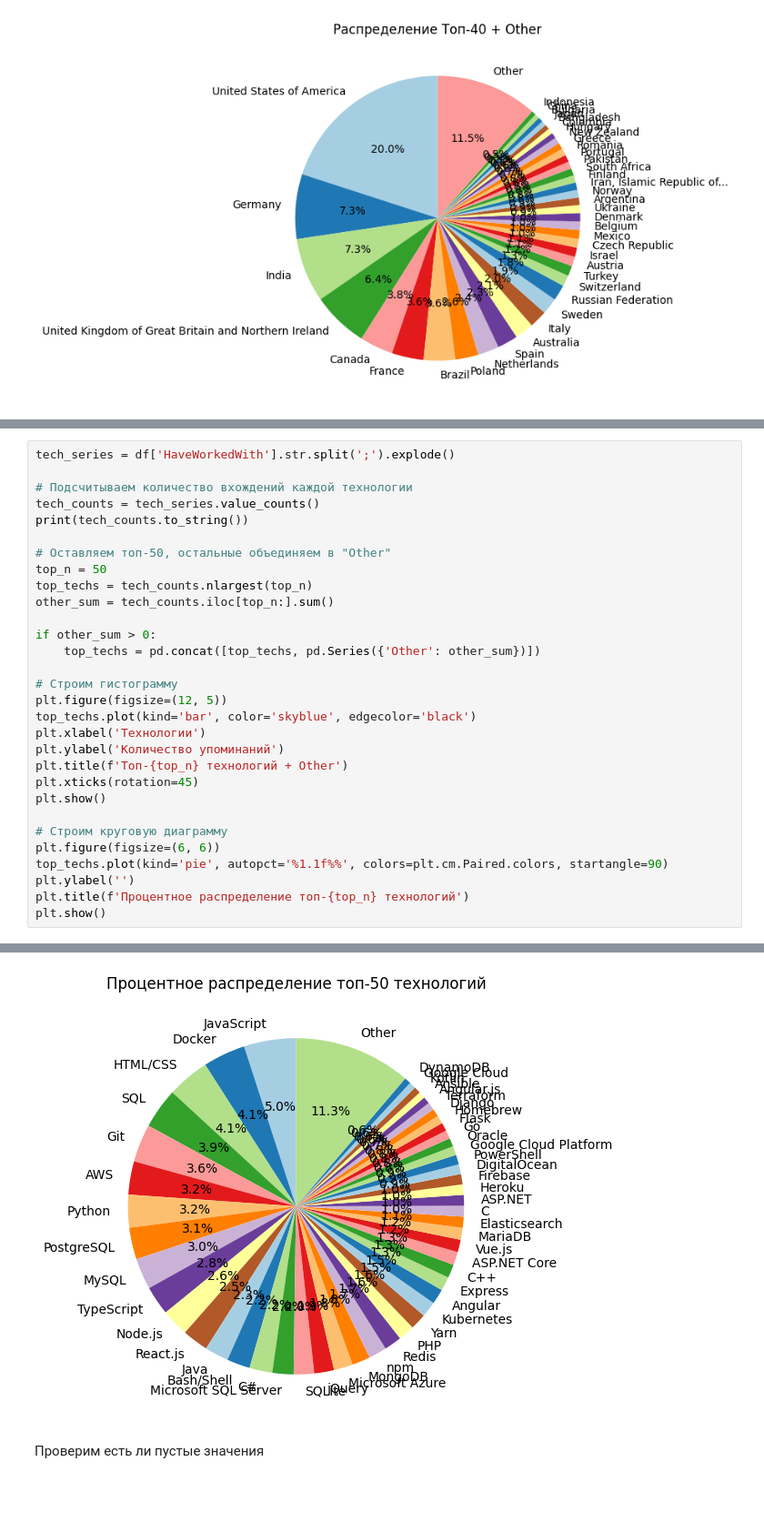
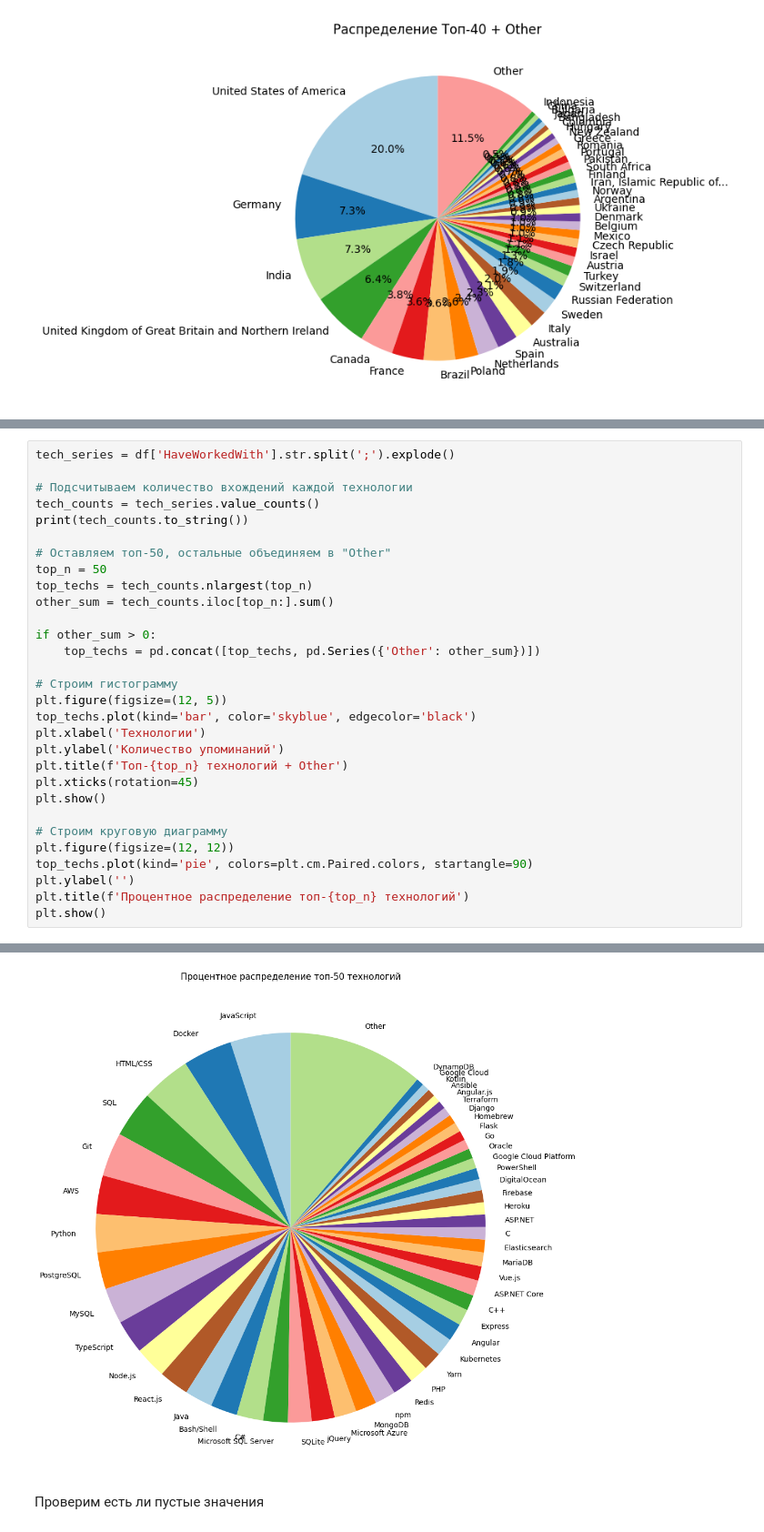
Before and after one commit to Den9p/MO_2, a Jupyter notebook: Кувшанов,_Поляруш,_Чепак_ТюмГУ_МО2_ДЗ_1.ipynb, the cells around one changed output, grey strips where cells are left out. Shown at 91% size. Drawn from its saved outputs; the diff is of its cells as text; blank space fills up the shorter version.

```diff
--- a/Кувшанов,_Поляруш,_Чепак_ТюмГУ_МО2_ДЗ_1.ipynb
+++ b/Кувшанов,_Поляруш,_Чепак_ТюмГУ_МО2_ДЗ_1.ipynb
@@ -350,36 +368,36 @@ plt.figure(figsize=(12, 5))
 top_techs.plot(kind='bar', color='skyblue', edgecolor='black')
 plt.xlabel('Технологии')
 plt.ylabel('Количество упоминаний')
 plt.title(f'Топ-{top_n} технологий + Other')
 plt.xticks(rotation=45)
 plt.show()
 
 # Строим круговую диаграмму
-plt.figure(figsize=(6, 6))
-top_techs.plot(kind='pie', autopct='%1.1f%%', colors=plt.cm.Paired.colors, startangle=90)
+plt.figure(figsize=(12, 12))
+top_techs.plot(kind='pie', colors=plt.cm.Paired.colors, startangle=90)
 plt.ylabel('')
 plt.title(f'Процентное распределение топ-{top_n} технологий')
 plt.show()
 # %% [output]
 HaveWorkedWith
 JavaScript                     49347
 Docker                         40224
 HTML/CSS                       40207
 SQL                            38361
 Git                            35911
 AWS                            31590
 Python                         31159
 PostgreSQL                     30102
 MySQL                          29490
 TypeScript                     27533
 Node.js                        26043
 ... (101 lines left out)
 APL                              222
 Play Framework                   208
 SAS                              150
 OCaml                            112
 [figure]
-[figure, old version]
+[figure, new version]
 # %% [markdown]
 Проверим есть ли пустые значения
 # %%
```
Also changed, not shown: parts of 6 cells of this notebook.
